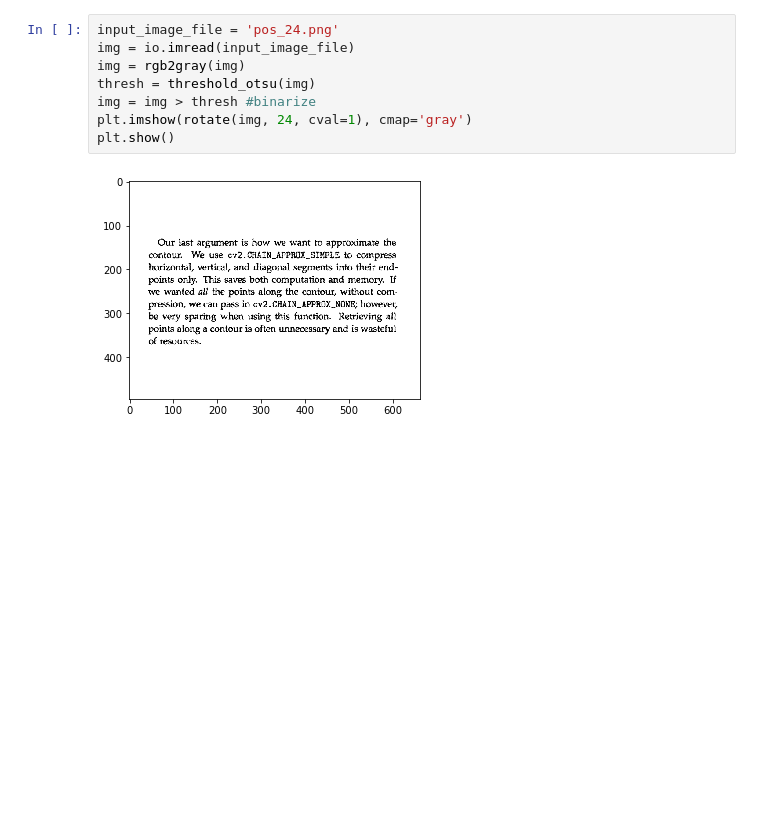
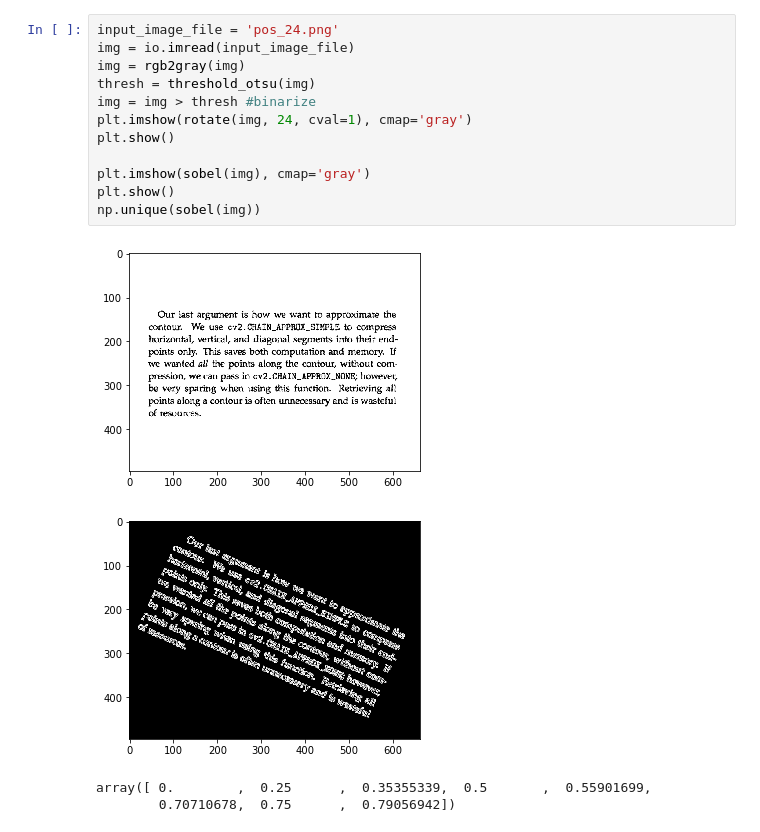
Before and after one commit to edgartanaka/mo443, a Jupyter notebook: ex3/ex3.ipynb, the cells around one changed output. Drawn from its saved outputs; the diff is of its cells as text; blank space fills up the shorter version.

```diff
--- a/ex3/ex3.ipynb
+++ b/ex3/ex3.ipynb
@@ -99,10 +221,17 @@ array([  0.00000000e+000,   0.00000000e+000,   6.94905605e-310,
 # %%
 input_image_file = 'pos_24.png'
 img = io.imread(input_image_file)
 img = rgb2gray(img)
 thresh = threshold_otsu(img)
 img = img > thresh #binarize
 plt.imshow(rotate(img, 24, cval=1), cmap='gray')
 plt.show()
+
+plt.imshow(sobel(img), cmap='gray')
+plt.show()
+np.unique(sobel(img))
 # %% [output]
 [figure]
+[figure, added]
+array([ 0.        ,  0.25      ,  0.35355339,  0.5       ,  0.55901699,
+        0.70710678,  0.75      ,  0.79056942])
```
Also changed, not shown: parts of 5 cells of this notebook.
